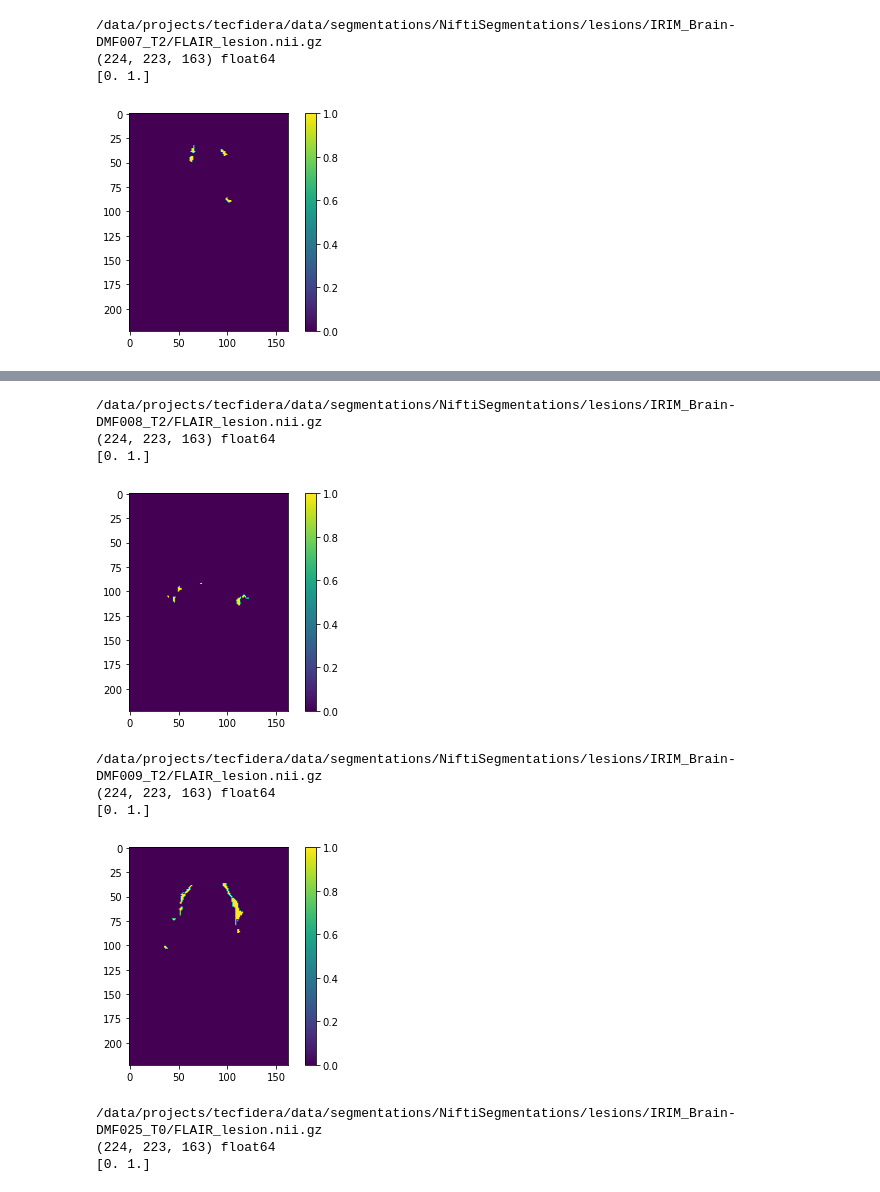
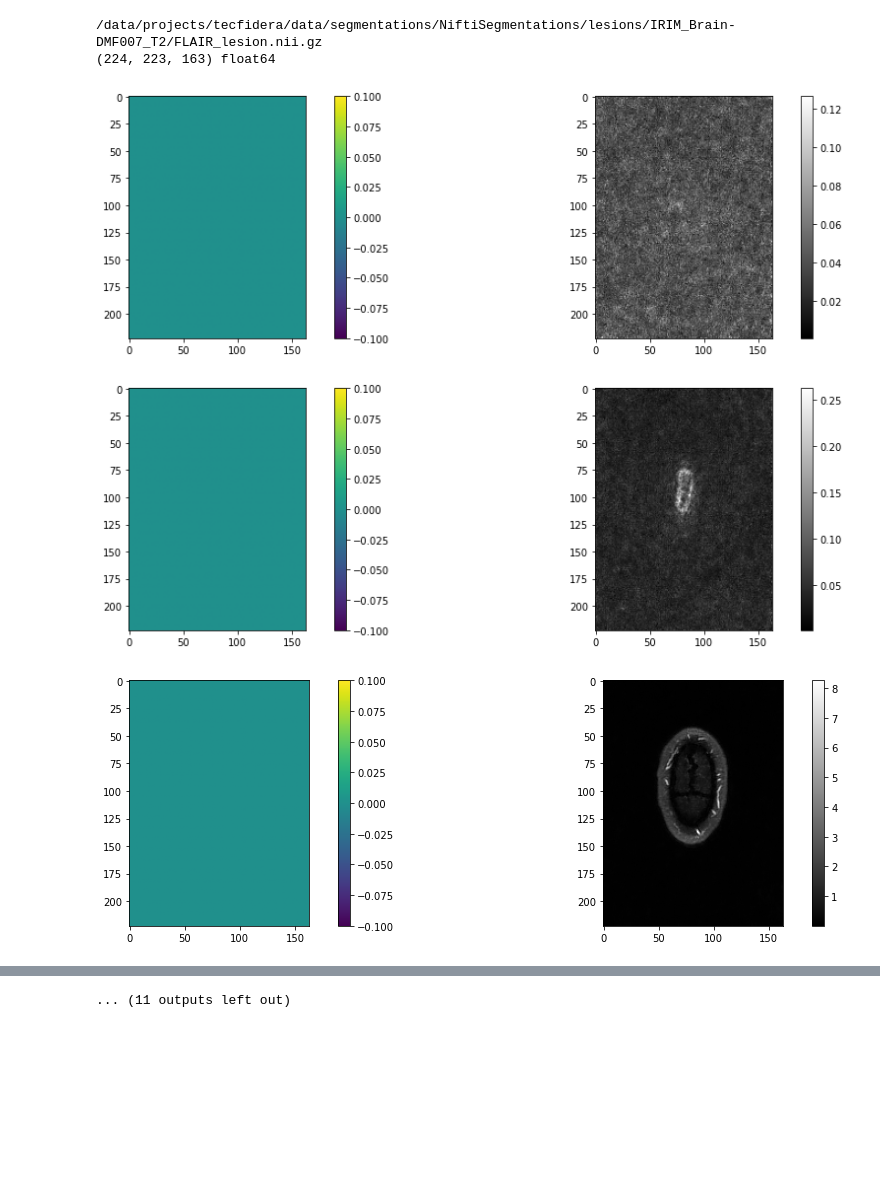
Before and after one commit to LysanderdeJong/RecSeg, a Jupyter notebook: tecfedera_recon.ipynb, the cells around one changed output, grey strips where cells are left out. Saved outputs shown, nothing was run; the diff lists cells and outputs as text; code cells hidden in the pictures; blank space fills up the shorter version.

```diff
--- a/tecfedera_recon.ipynb
+++ b/tecfedera_recon.ipynb
@@ -45,7 +45,7 @@ def view_mri(data_dir, file_index=0, index=0, coil=0, figsize=(15, 4), show_real
 data_dir = "/data/projects/tecfidera/data/h5_new/nonorm/"
 
 file_index = 0
-index = 11
+index = 120
 coil = 15
 
 view_mri(data_dir, index=index, coil=coil, file_index=file_index, save_location="/home/lgdejong/scratch/projects/mridc/mridc_experiments/example.png")
@@ -163,18 +172,32 @@ whitematter = os.path.join(segmentation_data_path, "whitematter")
 # %%
 loop_list = sorted(os.listdir(lesions))
 for i in loop_list:
     if "Brain" in i:
         path = os.path.join(lesions, i, "FLAIR_lesion.nii.gz")
         print(path)
         seg_test = np.array(nib.load(path).dataobj)
         seg_test = np.transpose(seg_test, (2, 1, 0))
+        seg_test = np.flip(seg_test, (0))
+        seg_test = np.flip(seg_test, (2))
         print(seg_test.shape, seg_test.dtype)
-        print(np.unique(seg_test))
-        ax = plt.imshow(seg_test[120, :, :])
-        plt.colorbar(ax)
-        plt.show()
+        # print(np.unique(seg_test))
+
+        for j in range(0, 220, 10):
+            fig = plt.figure(figsize=(15, 4))
+            plt.subplot(1, 2, 1)
+            ax = plt.imshow(seg_test[j, :, :])
+            plt.colorbar(ax)
+
+            plt.subplot(1, 2, 2)
+            ax = plt.imshow(np.abs(reconstrution[j, 0, : :]), cmap="gray")
+            plt.colorbar(ax)
+
+            plt.tight_layout()
+            plt.show()
+        break
 # %% [output]
 /data/projects/tecfidera/data/segmentations/NiftiSegmentations/lesions/IRIM_Brain-DMF007_T2/FLAIR_lesion.nii.gz
 (224, 223, 163) float64
-[0. 1.]
-[figure, old version]
+[figure, new version]
+[figure, new version]
+[figure, new version]
@@ -181,11 +212 @@ for i in loop_list:
-/data/projects/tecfidera/data/segmentations/NiftiSegmentations/lesions/IRIM_Brain-DMF008_T2/FLAIR_lesion.nii.gz
-(224, 223, 163) float64
-[0. 1.]
+... (11 outputs left out)
-[figure, old version]
-/data/projects/tecfidera/data/segmentations/NiftiSegmentations/lesions/IRIM_Brain-DMF009_T2/FLAIR_lesion.nii.gz
-(224, 223, 163) float64
-[0. 1.]
-[figure, old version]
-/data/projects/tecfidera/data/segmentations/NiftiSegmentations/lesions/IRIM_Brain-DMF025_T0/FLAIR_lesion.nii.gz
-(224, 223, 163) float64
-[0. 1.]
```
Also changed, not shown: parts of 14 cells of this notebook, 4 other files.
